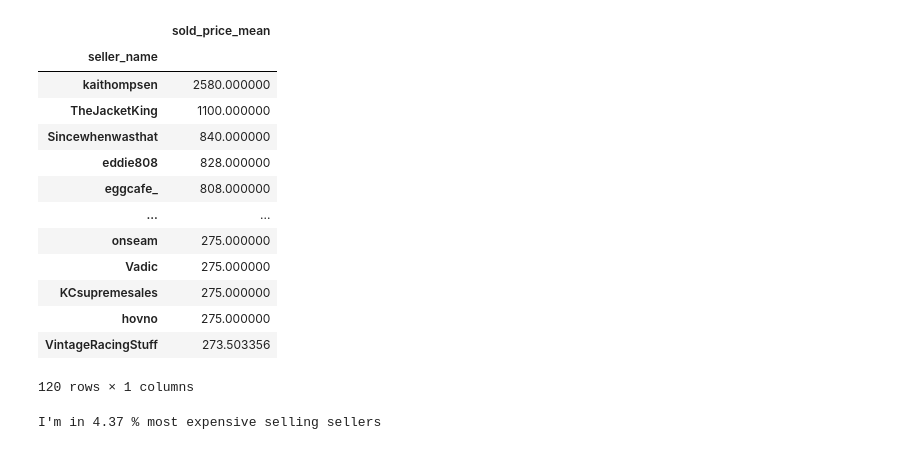
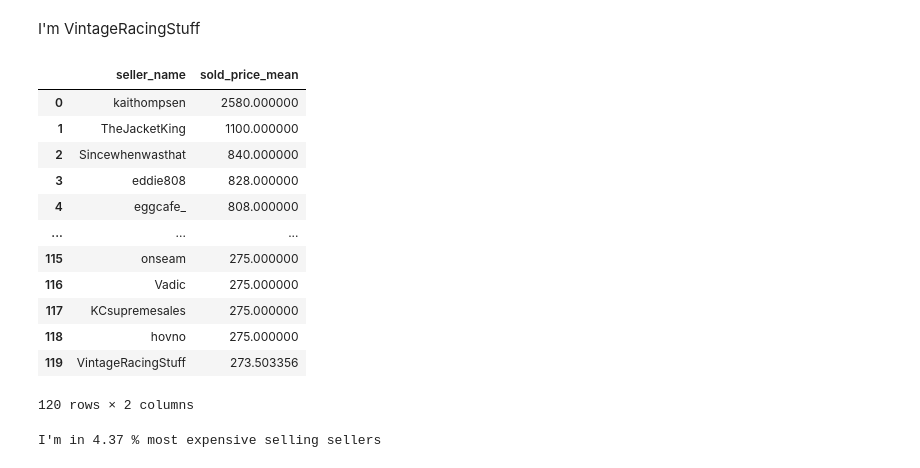
Before and after one commit to kgudalewski/grailed_sales_analysis, a Jupyter notebook: Grailed_data_initial_analysis.ipynb, the cells around one changed output. Saved outputs shown, nothing was run; the diff lists cells and outputs as text; code cells hidden in the pictures.

```diff
--- a/Grailed_data_initial_analysis.ipynb
+++ b/Grailed_data_initial_analysis.ipynb
@@ -19,23 +19,24 @@ df_main.head()
 | 2 | BMW E36 Jacket | https://www.grailed.com/listings/... | Men's / US M / EU 48-50 / 2 | Gently Used | Blue | beaubier32 | Bmw | BMW E36 Jacket\nFits like mens si... | 5.0 | ... |
 | 3 | Vintage BMW Racing Jacket William... | https://www.grailed.com/listings/... | Men's / US XL / EU 56 / 4 | Gently Used | Blue white | DealHand | Bmw × Formula Uno × Vintage | BMW Racing Jacket F1 Team\n2003 s... | 16.0 | ... |
 | 4 | y2k BMW Zip up Jacket | https://www.grailed.com/listings/... | Men's / US XL / EU 56 / 4 | Gently Used | Black | hightailvinta5695 | Bmw × Streetwear × Vintage | *Measurements in Images*\nPlease ... | 7.0 | ... |
+# %% [markdown]
+I'm VintageRacingStuff
 # %%
-pd.DataFrame(df_main.groupby(by='seller_name').sold_price.mean().sort_values(ascending = False)[:120]).rename(columns={"sold_price":"sold_price_mean"})
+pd.DataFrame(df_main.groupby(by='seller_name').sold_price.mean().sort_values(ascending = False)[:120]).rename(columns={"sold_price":"sold_price_mean"}).reset_index()
 # %% [output]
-|  | sold_price_mean |
-| seller_name |  |
-| kaithompsen | 2580.000000 |
-| TheJacketKing | 1100.000000 |
-| Sincewhenwasthat | 840.000000 |
-| eddie808 | 828.000000 |
-| eggcafe_ | 808.000000 |
-| ... | ... |
-| onseam | 275.000000 |
-| Vadic | 275.000000 |
-| KCsupremesales | 275.000000 |
-| hovno | 275.000000 |
-| VintageRacingStuff | 273.503356 |
+|  | seller_name | sold_price_mean |
+| 0 | kaithompsen | 2580.000000 |
+| 1 | TheJacketKing | 1100.000000 |
+| 2 | Sincewhenwasthat | 840.000000 |
+| 3 | eddie808 | 828.000000 |
+| 4 | eggcafe_ | 808.000000 |
+| ... | ... | ... |
+| 115 | onseam | 275.000000 |
+| 116 | Vadic | 275.000000 |
+| 117 | KCsupremesales | 275.000000 |
+| 118 | hovno | 275.000000 |
+| 119 | VintageRacingStuff | 273.503356 |
-120 rows × 1 columns
+120 rows × 2 columns
 # %%
 print("I'm in",round((120 / 2744)*100, 2),"% most expensive selling sellers")
 # %% [output]
```
Also changed, not shown: parts of 17 cells of this notebook.
